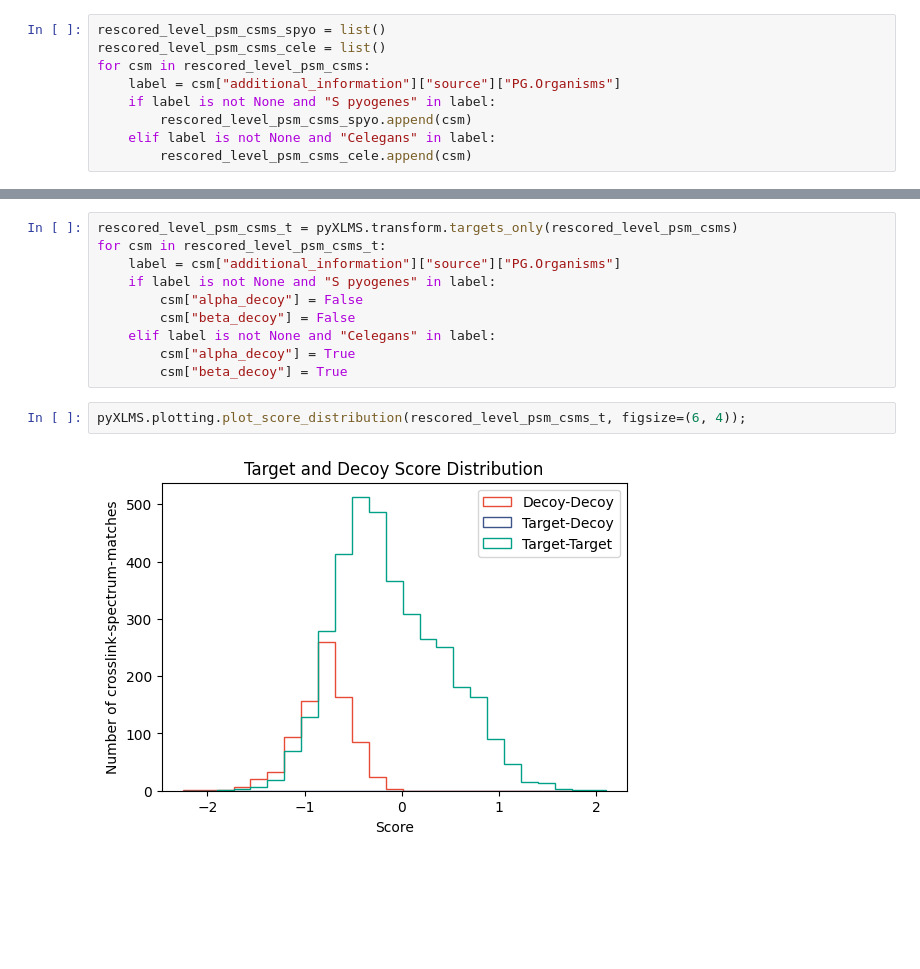
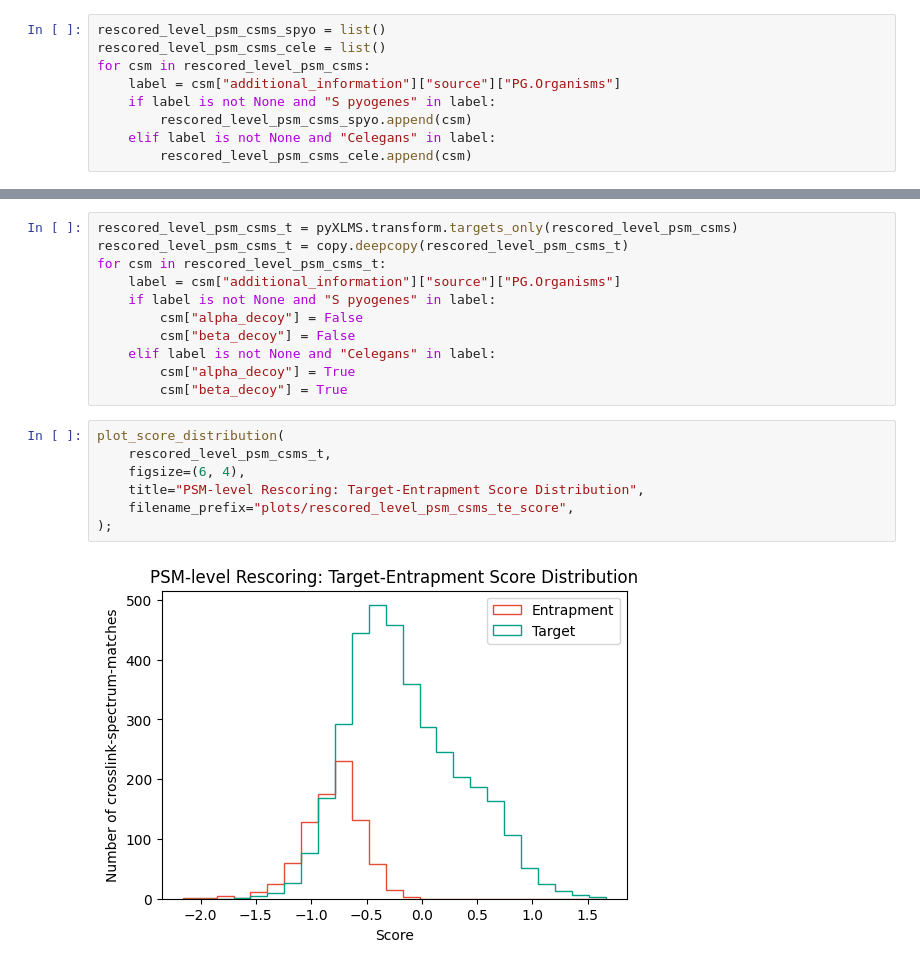
Before and after one commit to hgb-bin-proteomics/MSAnnika_Spectral_Library_exporter_rescoring, a Jupyter notebook: entrapment/entrapment.ipynb, the cells around one changed output, grey strips where cells are left out. Drawn from its saved outputs; the diff is of its cells as text; blank space fills up the shorter version.

```diff
--- a/entrapment/entrapment.ipynb
+++ b/entrapment/entrapment.ipynb
@@ -206,5 +402,6 @@ pyXLMS.plotting.plot_score_distribution(rescored_level_csm_csms_t, figsize=(6, 4
 # %%
 rescored_level_psm_csms_t = pyXLMS.transform.targets_only(rescored_level_psm_csms)
+rescored_level_psm_csms_t = copy.deepcopy(rescored_level_psm_csms_t)
 for csm in rescored_level_psm_csms_t:
     label = csm["additional_information"]["source"]["PG.Organisms"]
     if label is not None and "S pyogenes" in label:
@@ -214,6 +411,11 @@ for csm in rescored_level_psm_csms_t:
         csm["alpha_decoy"] = True
         csm["beta_decoy"] = True
 # %%
-pyXLMS.plotting.plot_score_distribution(rescored_level_psm_csms_t, figsize=(6, 4));
+plot_score_distribution(
+    rescored_level_psm_csms_t,
+    figsize=(6, 4),
+    title="PSM-level Rescoring: Target-Entrapment Score Distribution",
+    filename_prefix="plots/rescored_level_psm_csms_te_score",
+);
 # %% [output]
-[figure, old version]
+[figure, new version]
```
Also changed, not shown: parts of 24 cells of this notebook, 44 other files.
